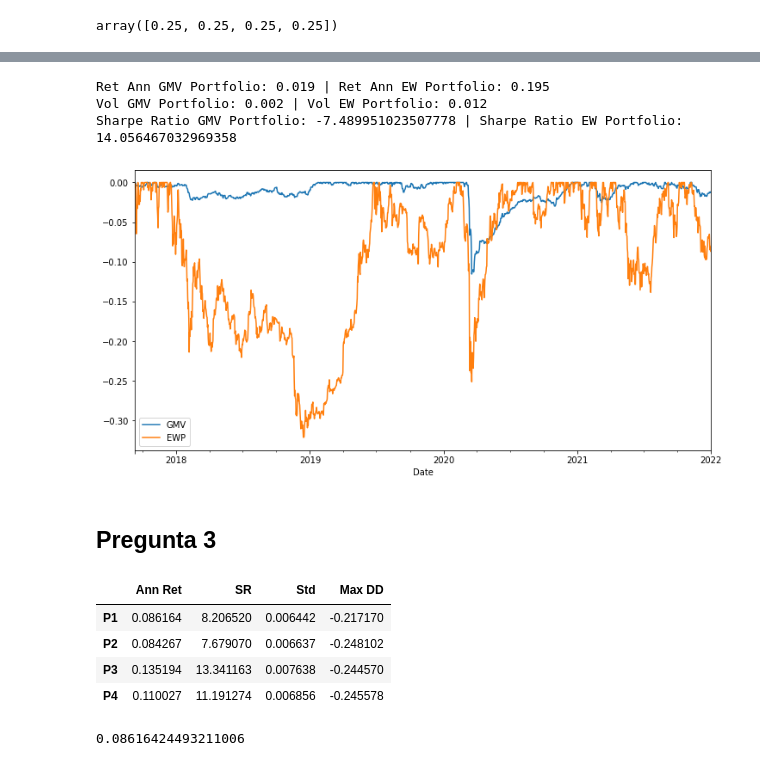
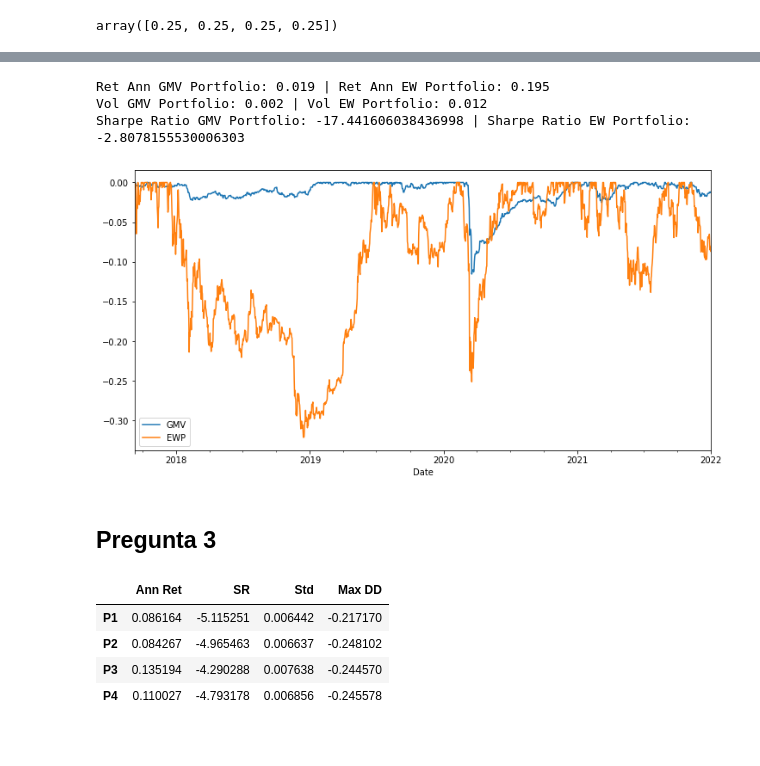
Before and after one commit to MarioCastilloM/Activos_Derivados, a Jupyter notebook: Ayudantía_II_Administración_de_Carteras_Pauta.ipynb, the cells around one changed output, grey strips where cells are left out. Cells and saved outputs as stored; diff of their text form; code cells hidden in the pictures.

```diff
--- a/Ayudantía_II_Administración_de_Carteras_Pauta.ipynb
+++ b/Ayudantía_II_Administración_de_Carteras_Pauta.ipynb
@@ -520,7 +516,7 @@ Length: 1576, dtype: float64
 # %%
 print(f'Ret Ann GMV Portfolio: {annualize_rets(gmv_pr, 252).round(3)} | Ret Ann EW Portfolio: {annualize_rets(ewp_r, 252).round(3)}')
 print(f'Vol GMV Portfolio: {portfolio_vol(weights_gmv, cov).round(3)} | Vol EW Portfolio: {portfolio_vol(ewp, cov).round(3)}')
-print(f'Sharpe Ratio GMV Portfolio: {(annualize_rets(gmv_pr, 252).round(3)-0.0333)/portfolio_vol(weights_gmv, cov)} | Sharpe Ratio EW Portfolio: {(annualize_rets(ewp_r, 252).round(3)-0.0333)/portfolio_vol(ewp, cov)}')
+print(f'Sharpe Ratio GMV Portfolio: {(gmv_pr.mean().round(3)-0.0333)/portfolio_vol(weights_gmv, cov)} | Sharpe Ratio EW Portfolio: {(ewp_r.mean().round(3)-0.0333)/portfolio_vol(ewp, cov)}')
 
 drawdown_df = pd.concat([drawdown(gmv_pr)[['Drawdown']], drawdown(ewp_r)[['Drawdown']]], axis=1)
 drawdown_df.columns = ['GMV', 'EWP']
@@ -528,7 +524,7 @@ drawdown_df.plot(figsize=(12, 6));
 # %% [output]
 Ret Ann GMV Portfolio: 0.019 | Ret Ann EW Portfolio: 0.195
 Vol GMV Portfolio: 0.002 | Vol EW Portfolio: 0.012
-Sharpe Ratio GMV Portfolio: -7.489951023507778 | Sharpe Ratio EW Portfolio: 14.056467032969358
+Sharpe Ratio GMV Portfolio: -17.441606038436998 | Sharpe Ratio EW Portfolio: -2.8078155530006303
 [figure]
 # %% [markdown]
 ## Pregunta 3
@@ -541,42 +537,38 @@ wp4 = np.array([0.55, 0.2, 0.2, 0.05])
 rp1 = portfolio_return(wp1, returns.T)
 ann_rp1 = annualize_rets(rp1, 252)
 vol_p1 = portfolio_vol(wp1, cov)
-sp1 = (ann_rp1 - 0.0333)/vol_p1
+sp1 = (rp1.mean() - 0.0333)/vol_p1
 mdd1 = drawdown(rp1).Drawdown.min()
 
 rp2 = portfolio_return(wp2, returns.T)
 ann_rp2 = annualize_rets(rp2, 252)
 vol_p2 = portfolio_vol(wp2, cov)
-sp2 = (ann_rp2 - 0.0333)/vol_p2
+sp2 = (rp2.mean() - 0.0333)/vol_p2
 mdd2 = drawdown(rp2).Drawdown.min()
 
 rp3 = portfolio_return(wp3, returns.T)
 ann_rp3 = annualize_rets(rp3, 252)
 vol_p3 = portfolio_vol(wp3, cov)
-sp3 = (ann_rp3 - 0.0333)/vol_p3
+sp3 = (rp3.mean() - 0.0333)/vol_p3
 mdd3 = drawdown(rp3).Drawdown.min()
 
 rp4 = portfolio_return(wp4, returns.T)
 ann_rp4 = annualize_rets(rp4, 252)
 vol_p4 = portfolio_vol(wp4, cov)
-sp4 = (ann_rp4 - 0.0333)/vol_p4
+sp4 = (rp4.mean() - 0.0333)/vol_p4
 mdd4 = drawdown(rp4).Drawdown.min()
 
 comparativa = pd.DataFrame({
     'Ann Ret': [ann_rp1, ann_rp2, ann_rp3, ann_rp4],
     'SR': [sp1, sp2, sp3, sp4],
     'Std': [vol_p1, vol_p2, vol_p3, vol_p4],
     'Max DD': [mdd1, mdd2, mdd3, mdd4]
 }, index = ['P1', 'P2', 'P3', 'P4'])
 
 comparativa
 # %% [output]
 |  | Ann Ret | SR | Std | Max DD |
-| P1 | 0.086164 | 8.206520 | 0.006442 | -0.217170 |
-| P2 | 0.084267 | 7.679070 | 0.006637 | -0.248102 |
-| P3 | 0.135194 | 13.341163 | 0.007638 | -0.244570 |
-| P4 | 0.110027 | 11.191274 | 0.006856 | -0.245578 |
+| P1 | 0.086164 | -5.115251 | 0.006442 | -0.217170 |
+| P2 | 0.084267 | -4.965463 | 0.006637 | -0.248102 |
+| P3 | 0.135194 | -4.290288 | 0.007638 | -0.244570 |
+| P4 | 0.110027 | -4.793178 | 0.006856 | -0.245578 |
-# %%
-ann_rp1
-# %% [output]
-0.08616424493211006
```
Also changed, not shown: parts of 12 cells of this notebook.
